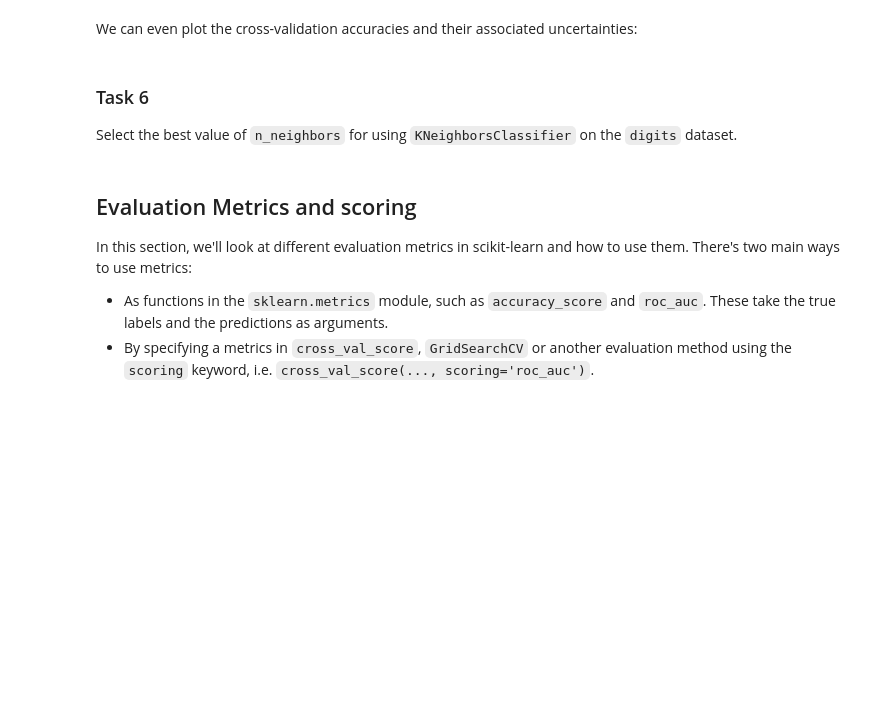
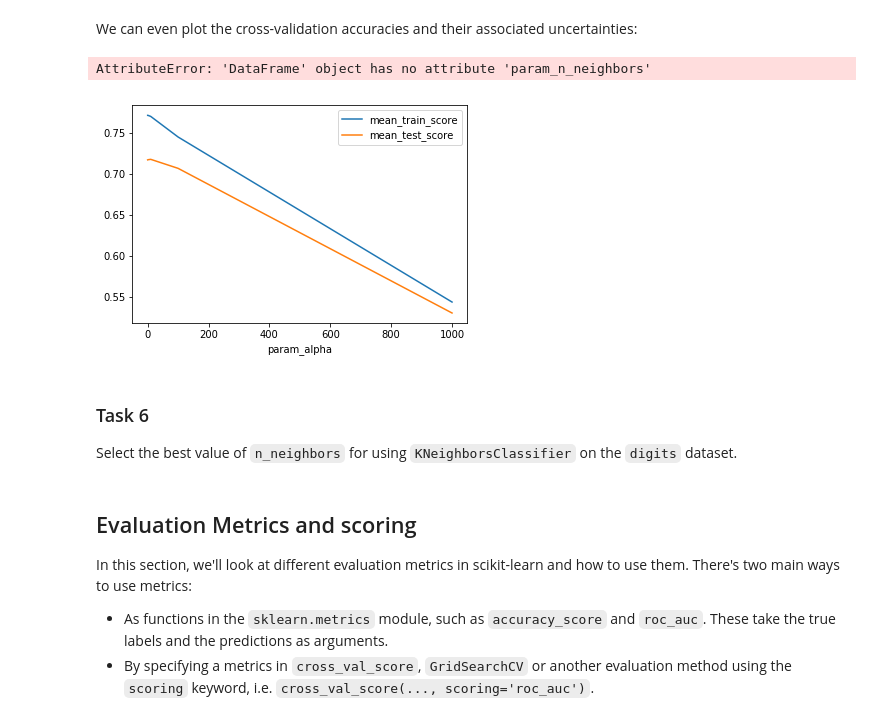
Before and after one commit to Larry201608/Columbia-Data-Science-Bootcamp, a Jupyter notebook: Bootcamp-materials/notebooks/Day3/day3-cross-validation-and-metrics.ipynb, the cells around one changed output. Cells and saved outputs as stored; diff of their text form; code cells hidden in the pictures; blank space fills up the shorter version.

```diff
--- a/Bootcamp-materials/notebooks/Day3/day3-cross-validation-and-metrics.ipynb
+++ b/Bootcamp-materials/notebooks/Day3/day3-cross-validation-and-metrics.ipynb
@@ -240,8 +242,7 @@ Do the same search from Task 4 (and Task 1) again, this time using ``GridSearchC
 # %%
 alphas = np.logspace(-3, 3, 7)
 param_grid = {'alpha':  alphas}
-
-grid = GridSearchCV( ,return_train_score=True) # complete me!
+grid = GridSearchCV(Ridge(), param_grid=param_grid, cv=10, return_train_score=True)
 grid.fit(X_train, y_train)
 print("best mean cross-validation score: {:.3f}".format(grid.best_score_))
 print("best parameters: {}".format(grid.best_params_))
@@ -258,15 +284,18 @@ results.params
 # %% [markdown]
 We can even plot the cross-validation accuracies and their associated uncertainties:
 # %%
-results.plot('param_n_neighbors', 'mean_train_score')
-results.plot('param_n_neighbors', 'mean_test_score', ax=plt.gca())
-plt.fill_between(results.param_n_neighbors.astype(np.int),
+results.plot('param_alpha', 'mean_train_score')
+results.plot('param_alpha', 'mean_test_score', ax=plt.gca())
+plt.fill_between(results.param_.astype(np.int),
                  results['mean_train_score'] + results['std_train_score'],
                  results['mean_train_score'] - results['std_train_score'], alpha=0.2)
 plt.fill_between(results.param_n_neighbors.astype(np.int),
                  results['mean_test_score'] + results['std_test_score'],
                  results['mean_test_score'] - results['std_test_score'], alpha=0.2)
 plt.legend()
+# %% [output]
+AttributeError: 'DataFrame' object has no attribute 'param_n_neighbors'
+[figure, added]
 # %% [markdown]
 ### Task 6
 Select the best value of ``n_neighbors`` for using ``KNeighborsClassifier`` on the ``digits`` dataset.
```
Also changed, not shown: parts of 5 cells of this notebook.
